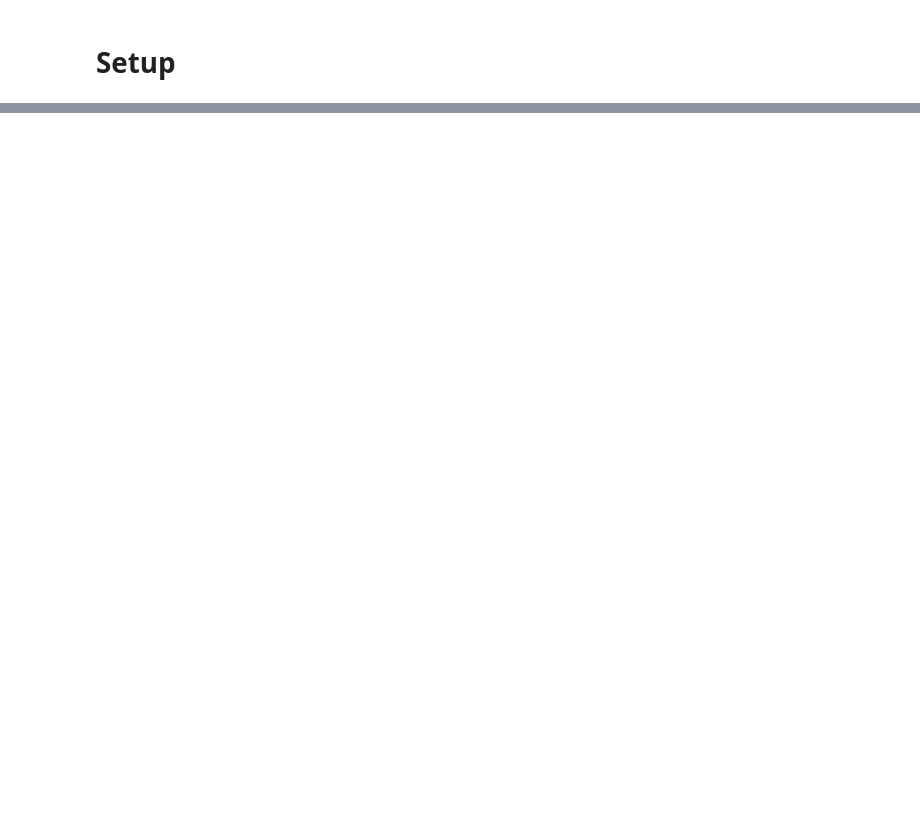
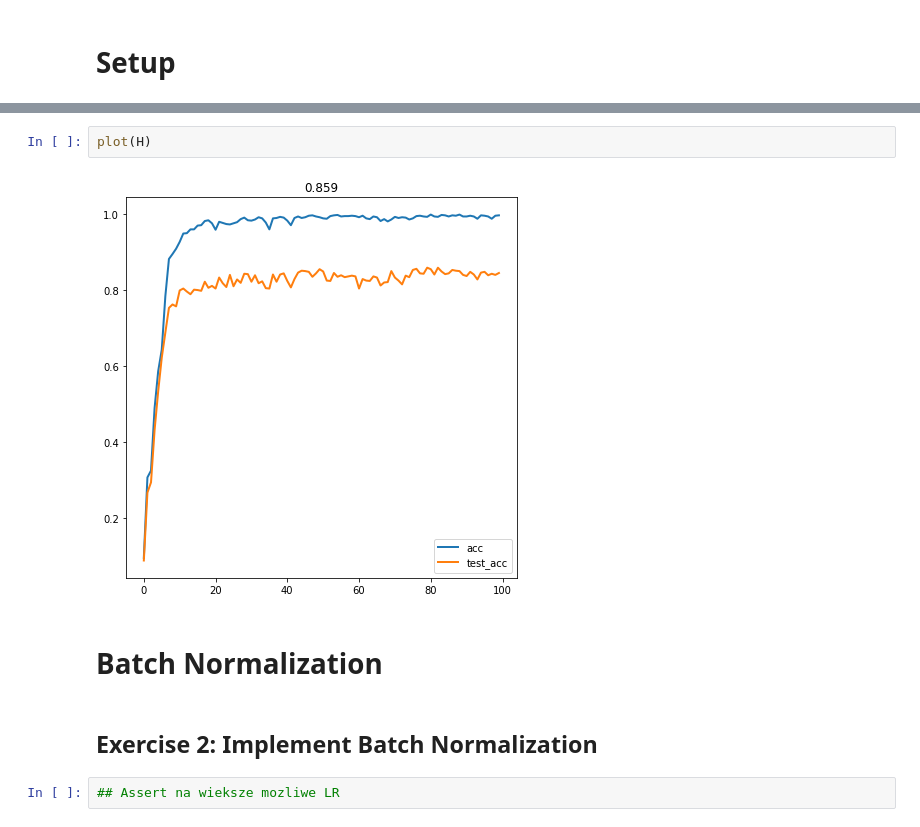
Before and after one commit to kgalias/nn2018, a Jupyter notebook: lab/8_dropout_and_bn.ipynb, the cells around one changed output, grey strips where cells are left out. Cells and saved outputs as stored; diff of their text form; blank space fills up the shorter version.

```diff
--- a/lab/8_dropout_and_bn.ipynb
+++ b/lab/8_dropout_and_bn.ipynb
@@ -93,0 +153,10 @@ model.add_module("final_layer", torch.nn.Linear(D, output_dim, bias=True))
+# %%
+plot(H)
+# %% [output]
+[figure, added]
+# %% [markdown]
+# Batch Normalization
+# %% [markdown]
+## Exercise 2: Implement Batch Normalization
+# %%
+## Assert na wieksze mozliwe LR
```
Also changed, not shown: parts of 18 cells of this notebook, 1 other file.
